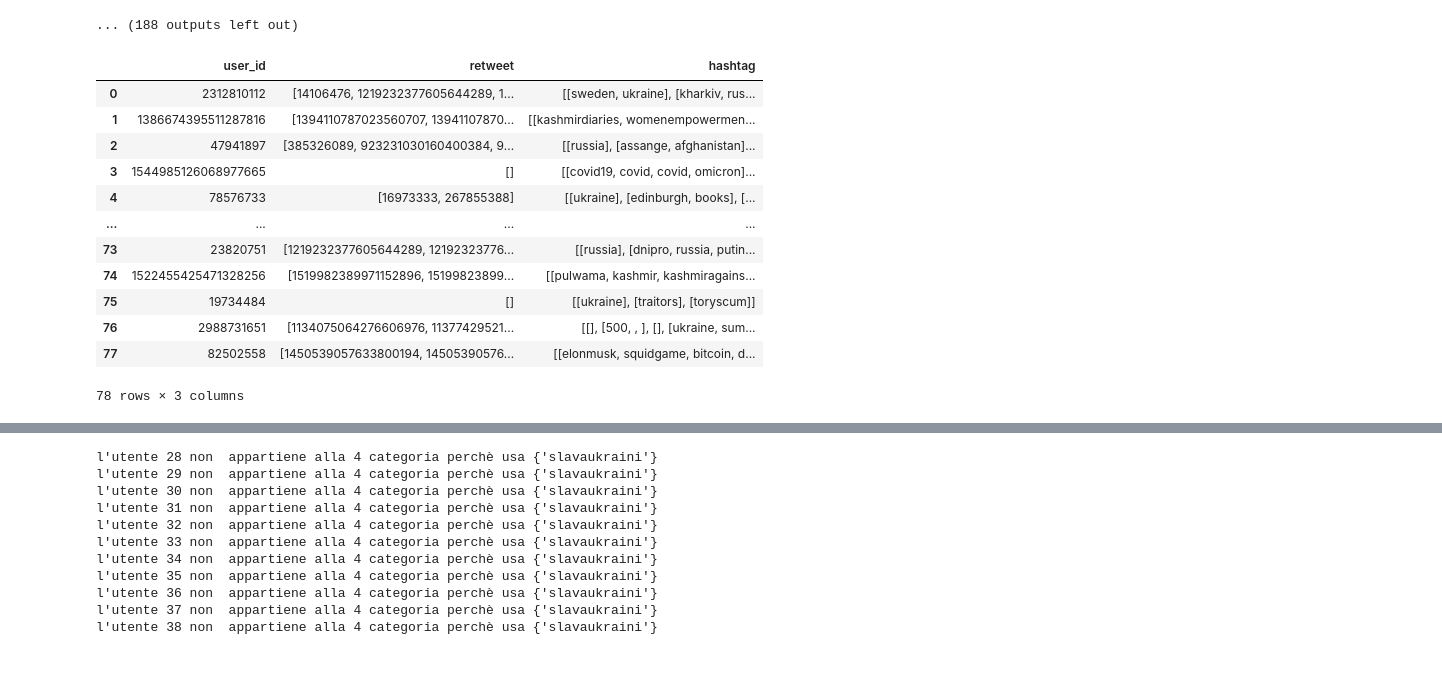
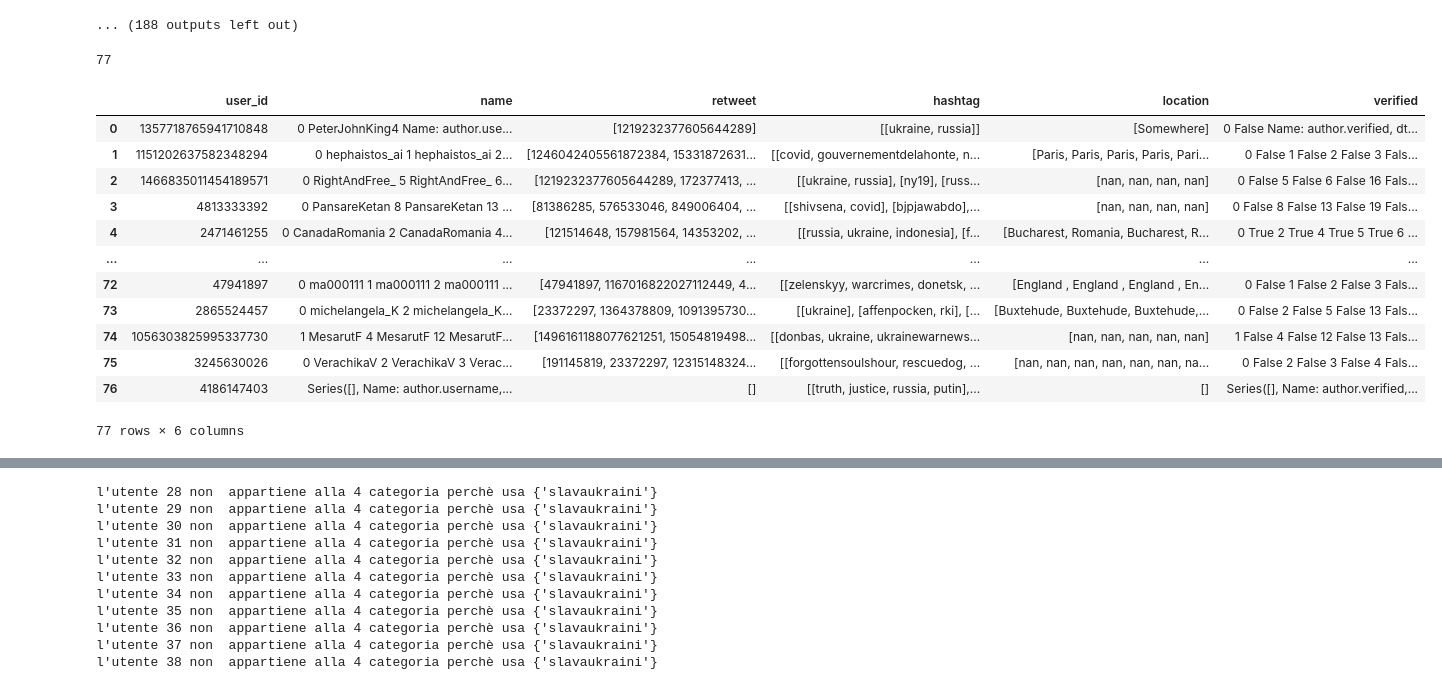
Before and after one commit to gatto/ds-network-analysis, a Jupyter notebook: py/prova_creazione_rete.ipynb, the cells around one changed output, grey strips where cells are left out. Saved outputs shown, nothing was run; the diff lists cells and outputs as text; code cells hidden in the pictures.

```diff
--- a/py/prova_creazione_rete.ipynb
+++ b/py/prova_creazione_rete.ipynb
@@ -75,7 +75,7 @@ for e in user_id:
     verified_for_user[e]=u.df['author.verified']
     location_for_user[e]=u.df['author.location'].tolist()
     name_for_user[e]=u.df['author.name']
-    name_for_user[e]=u.df['author.username']
+   # name_for_user[e]=u.df['author.username']
 # %% [output]
 Reading secret from C:\Users\david\Documents\GitHub\ds-network-analysis\data\my_secrets.yaml…
 [interactive output not drawn]
@@ -91,34 +91,50 @@ Reading secret from C:\Users\david\Documents\GitHub\ds-network-analysis\data\my_
 [interactive output not drawn]
 ... (188 outputs left out)
 # %%
-user=[]
+user_id=[]
+name=[]
 hashtag=[]
 retweet=[]
+location=[]
+verified=[]
 for u,h in hashtag_for_user.items():
-    user.append(u)
+    user_id.append(u)
     hashtag.append(h)
 for u,r in retweet_for_user.items():
-    retweet_list.append(r)
+    retweet.append(r)
+for u,n in name_for_user.items():
+    name.append(n)
+for u,l in location_for_user.items():
+    location.append(l)
+for u,v in verified_for_user.items():
+    verified.append(v)
+# %%
+print(len(verified))
+# %% [output]
+77
 # %%
 #create a pandas dataframe
-df_IDK1=pd.DataFrame({"user_id":user,
+df_nodes=pd.DataFrame({"user_id":user_id,
+                      'name': name,
                       'retweet': retweet,
-                        "hashtag":hashtag})
-df_IDK1
+                      "hashtag":hashtag,
+                     'location':location,
+                     'verified':verified})
+df_nodes
 # %% [output]
-|  | user_id | retweet | hashtag |
-| 0 | 2312810112 | [14106476, 1219232377605644289, 1... | [[sweden, ukraine], [kharkiv, rus... |
-| 1 | 1386674395511287816 | [1394110787023560707, 13941107870... | [[kashmirdiaries, womenempowermen... |
-| 2 | 47941897 | [385326089, 923231030160400384, 9... | [[russia], [assange, afghanistan]... |
-| 3 | 1544985126068977665 | [] | [[covid19, covid, covid, omicron]... |
-| 4 | 78576733 | [16973333, 267855388] | [[ukraine], [edinburgh, books], [... |
-| ... | ... | ... | ... |
-| 73 | 23820751 | [1219232377605644289, 12192323776... | [[russia], [dnipro, russia, putin... |
-| 74 | 1522455425471328256 | [1519982389971152896, 15199823899... | [[pulwama, kashmir, kashmiragains... |
-| 75 | 19734484 | [] | [[ukraine], [traitors], [toryscum]] |
-| 76 | 2988731651 | [1134075064276606976, 11377429521... | [[], [500, , ], [], [ukraine, sum... |
-| 77 | 82502558 | [1450539057633800194, 14505390576... | [[elonmusk, squidgame, bitcoin, d... |
+|  | user_id | name | retweet | hashtag | location | verified |
+| 0 | 1357718765941710848 | 0 PeterJohnKing4 Name: author.use... | [1219232377605644289] | [[ukraine, russia]] | [Somewhere] | 0 False Name: author.verified, dt... |
+| 1 | 1151202637582348294 | 0 hephaistos_ai 1 hephaistos_ai 2... | [1246042405561872384, 15331872631... | [[covid, gouvernementdelahonte, n... | [Paris, Paris, Paris, Paris, Pari... | 0 False 1 False 2 False 3 Fals... |
+| 2 | 1466835011454189571 | 0 RightAndFree_ 5 RightAndFree_ 6... | [1219232377605644289, 172377413, ... | [[ukraine, russia], [ny19], [russ... | [nan, nan, nan, nan] | 0 False 5 False 6 False 16 Fals... |
+| 3 | 4813333392 | 0 PansareKetan 8 PansareKetan 13 ... | [81386285, 576533046, 849006404, ... | [[shivsena, covid], [bjpjawabdo],... | [nan, nan, nan, nan] | 0 False 8 False 13 False 19 Fals... |
+| 4 | 2471461255 | 0 CanadaRomania 2 CanadaRomania 4... | [121514648, 157981564, 14353202, ... | [[russia, ukraine, indonesia], [f... | [Bucharest, Romania, Bucharest, R... | 0 True 2 True 4 True 5 True 6 ... |
+| ... | ... | ... | ... | ... | ... | ... |
+| 72 | 47941897 | 0 ma000111 1 ma000111 2 ma000111 ... | [47941897, 1167016822027112449, 4... | [[zelenskyy, warcrimes, donetsk, ... | [England , England , England , En... | 0 False 1 False 2 False 3 Fals... |
+| 73 | 2865524457 | 0 michelangela_K 2 michelangela_K... | [23372297, 1364378809, 1091395730... | [[ukraine], [affenpocken, rki], [... | [Buxtehude, Buxtehude, Buxtehude,... | 0 False 2 False 5 False 13 Fals... |
+| 74 | 1056303825995337730 | 1 MesarutF 4 MesarutF 12 MesarutF... | [1496161188077621251, 15054819498... | [[donbas, ukraine, ukrainewarnews... | [nan, nan, nan, nan, nan] | 1 False 4 False 12 False 13 Fals... |
+| 75 | 3245630026 | 0 VerachikaV 2 VerachikaV 3 Verac... | [191145819, 23372297, 12315148324... | [[forgottensoulshour, rescuedog, ... | [nan, nan, nan, nan, nan, nan, na... | 0 False 2 False 3 False 4 Fals... |
+| 76 | 4186147403 | Series([], Name: author.username,... | [] | [[truth, justice, russia, putin],... | [] | Series([], Name: author.verified,... |
-78 rows × 3 columns
+77 rows × 6 columns
 # %%
 #convert nested lists on set
 outer_list = []
```
Also changed, not shown: parts of 6 cells of this notebook, 2 other files.
